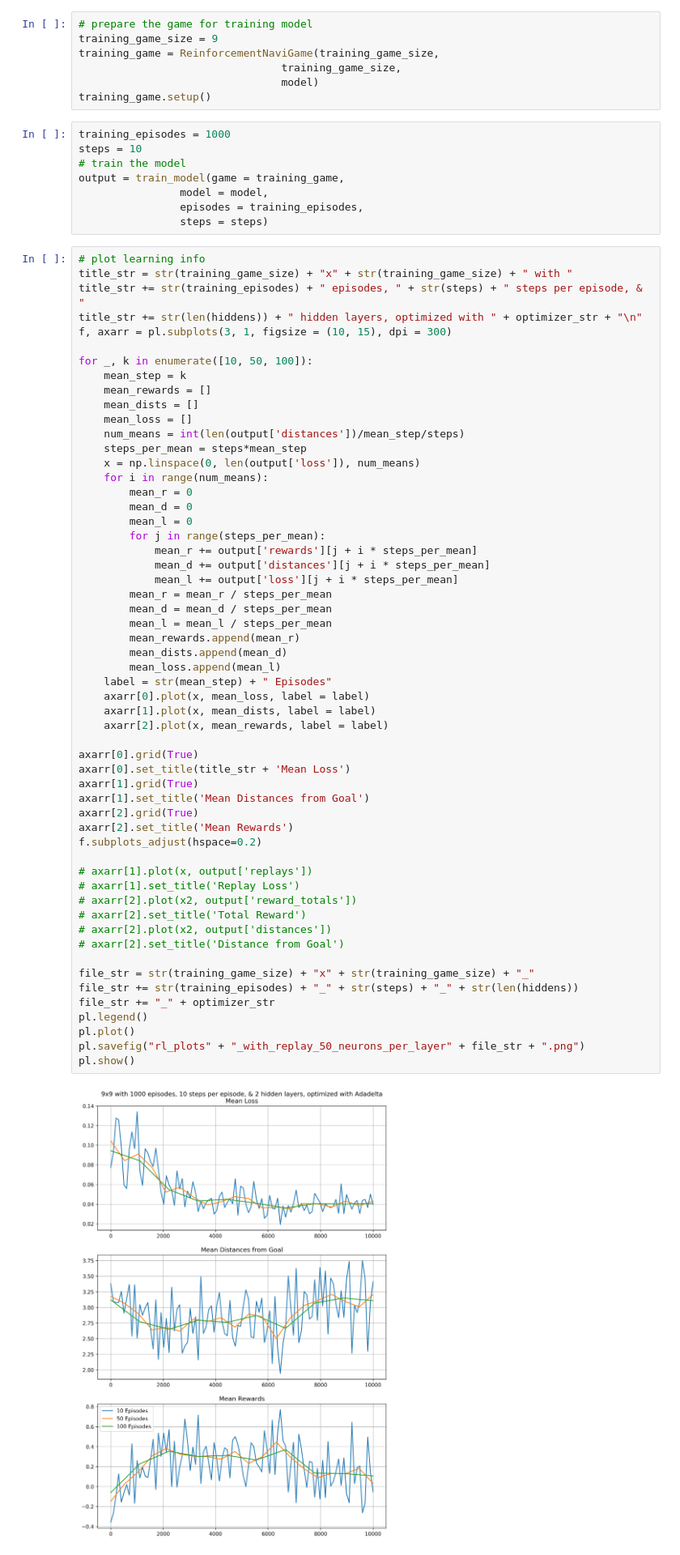
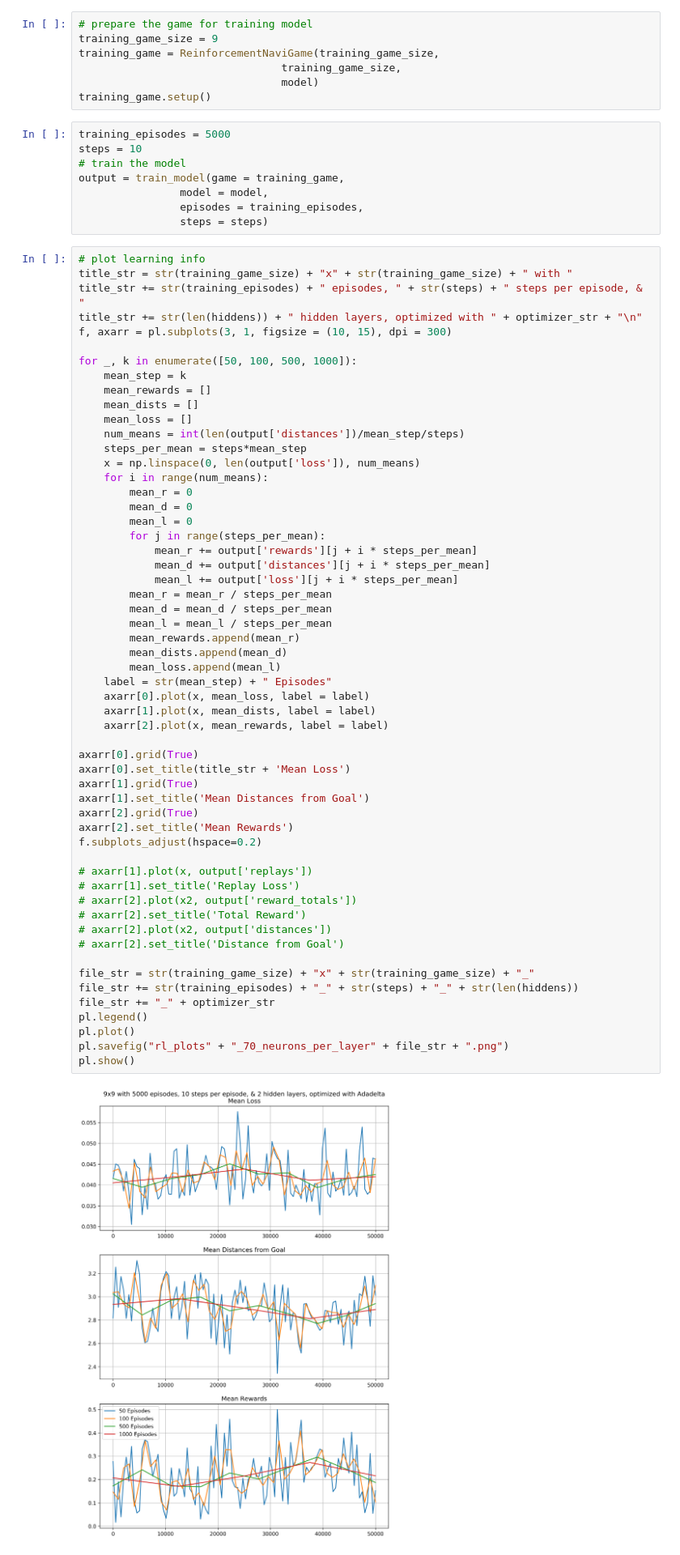
Before and after one commit to tab0r/Neural.Swarms, a Jupyter notebook: NaviGame/Reinforcement Model Training-Two.ipynb, the cells around one changed output. Shown at 81% size. Cells and saved outputs as stored; diff of their text form.

```diff
--- a/NaviGame/Reinforcement Model Training-Two.ipynb
+++ b/NaviGame/Reinforcement Model Training-Two.ipynb
@@ -36,7 +36,7 @@ training_game = ReinforcementNaviGame(training_game_size,
                                 model)
 training_game.setup()
 # %%
-training_episodes = 1000
+training_episodes = 5000
 steps = 10
 # train the model
 output = train_model(game = training_game,
@@ -50,7 +50,7 @@ title_str += str(training_episodes) + " episodes, " + str(steps) + " steps per e
 title_str += str(len(hiddens)) + " hidden layers, optimized with " + optimizer_str + "\n"
 f, axarr = pl.subplots(3, 1, figsize = (10, 15), dpi = 300)
 
-for _, k in enumerate([10, 50, 100]):
+for _, k in enumerate([50, 100, 500, 1000]):
     mean_step = k
     mean_rewards = []
     mean_dists = []
@@ -72,32 +72,32 @@ for _, k in enumerate([10, 50, 100]):
         mean_rewards.append(mean_r)
         mean_dists.append(mean_d)
         mean_loss.append(mean_l)
     label = str(mean_step) + " Episodes"
     axarr[0].plot(x, mean_loss, label = label)
     axarr[1].plot(x, mean_dists, label = label)
     axarr[2].plot(x, mean_rewards, label = label)
 
 axarr[0].grid(True)
 axarr[0].set_title(title_str + 'Mean Loss')
 axarr[1].grid(True)
 axarr[1].set_title('Mean Distances from Goal')
 axarr[2].grid(True)
 axarr[2].set_title('Mean Rewards')
 f.subplots_adjust(hspace=0.2)
 
 # axarr[1].plot(x, output['replays'])
 # axarr[1].set_title('Replay Loss')
 # axarr[2].plot(x2, output['reward_totals'])
 # axarr[2].set_title('Total Reward')
 # axarr[2].plot(x2, output['distances'])
 # axarr[2].set_title('Distance from Goal')
 
 file_str = str(training_game_size) + "x" + str(training_game_size) + "_"
 file_str += str(training_episodes) + "_" + str(steps) + "_" + str(len(hiddens))
 file_str += "_" + optimizer_str
 pl.legend()
 pl.plot()
-pl.savefig("rl_plots" + "_with_replay_50_neurons_per_layer" + file_str + ".png")
+pl.savefig("rl_plots" + "_70_neurons_per_layer" + file_str + ".png")
 pl.show()
 # %% [output]
-[figure, old version]
+[figure, new version]
```
Also changed, not shown: parts of 3 cells of this notebook, 2 other files.
